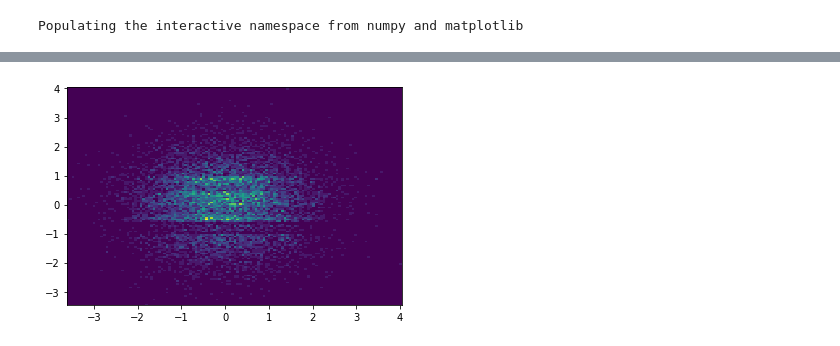
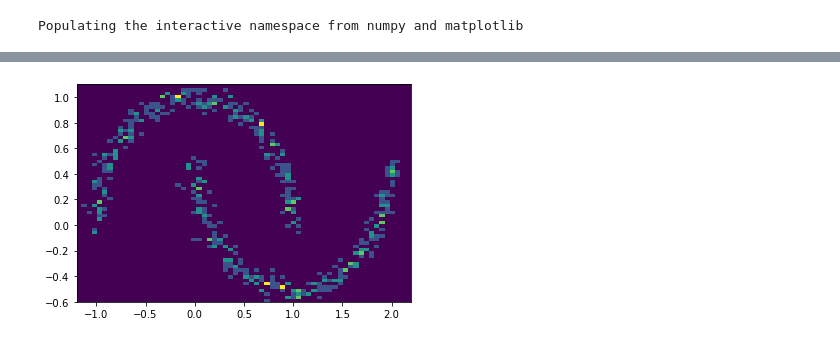
Before and after one commit to EiffL/jax-nf, a Jupyter notebook: notebooks/NSF.ipynb, the cells around one changed output, grey strips where cells are left out. Cells and saved outputs as stored; diff of their text form; code cells hidden in the pictures.

```diff
--- a/notebooks/NSF.ipynb
+++ b/notebooks/NSF.ipynb
@@ -205,6 +189,0 @@ optimizer = flax.optim.Adam(learning_rate=0.001).create(model)
-# %%
-for i in range(1000):
-    batch = get_batch()
-    l, optimizer = train_step(optimizer, batch)
-    if  i %10 ==0:
-        print(l)
@@ -239,4 +190,4 @@ samps = test_nvp.sample((10000,), seed=jax.random.PRNGKey(1))
-# %%
-hist2d(samps[:,0], samps[:,1],128);
-# %% [output]
-[figure, removed]
+# %%
+hist2d(batch['x'][:,0], batch['x'][:,1],64, range=[[-1.2,2.2],[-0.6,1.1]]);
+# %% [output]
+[figure, added]
```
Also changed, not shown: parts of 19 cells of this notebook.
